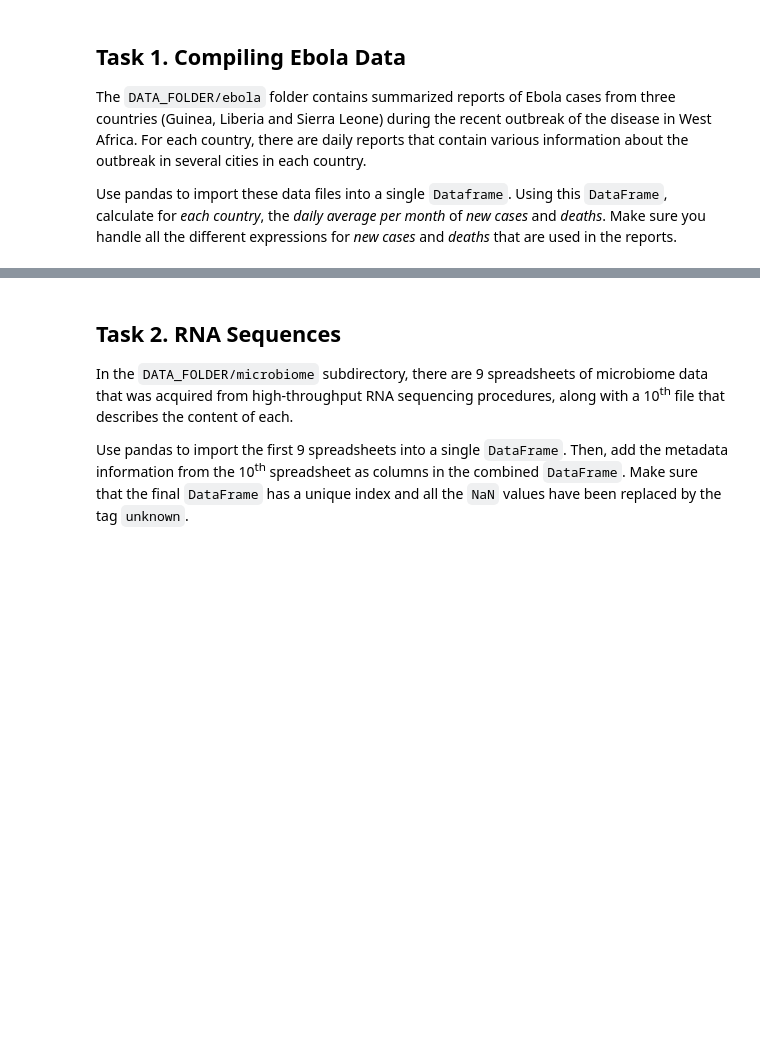
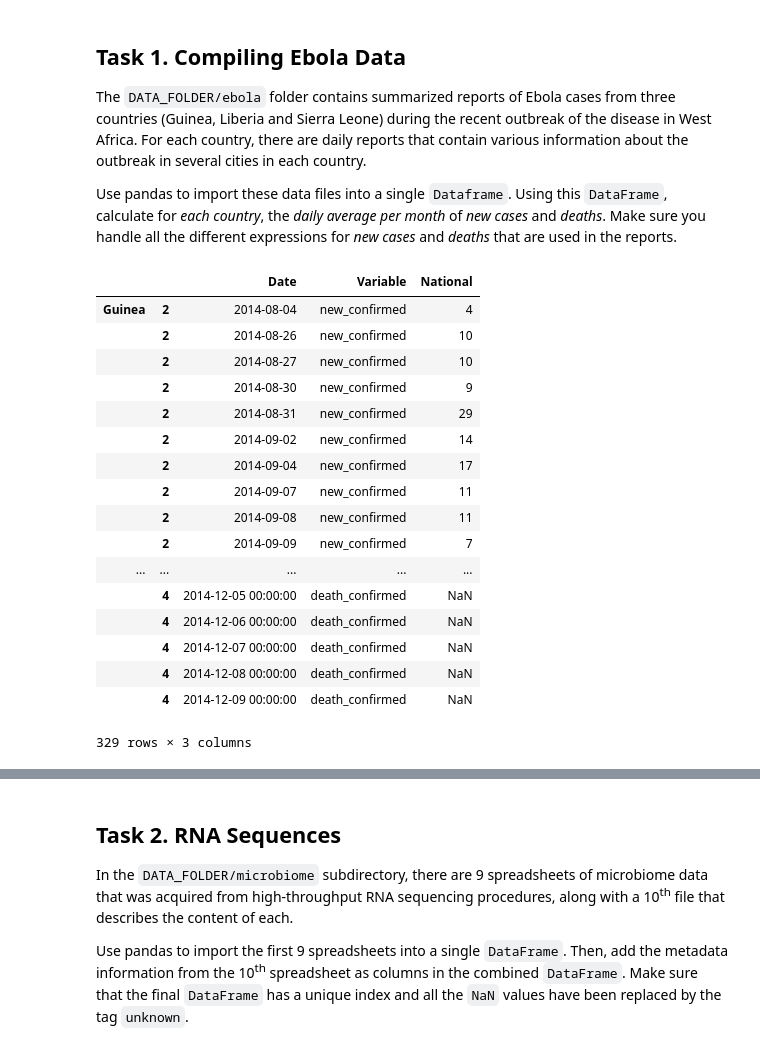
Before and after one commit to ChristianMct/ADA2017-Homeworks, a Jupyter notebook: 01 - Pandas and Data Wrangling/Homework 1.ipynb, the cells around one changed output, grey strips where cells are left out. Saved outputs shown, nothing was run; the diff lists cells and outputs as text; code cells hidden in the pictures; blank space fills up the shorter version.

```diff
--- a/01 - Pandas and Data Wrangling/Homework 1.ipynb
+++ b/01 - Pandas and Data Wrangling/Homework 1.ipynb
@@ -4,7 +4,7 @@
  <div class="lev1"><a href="#Task-2.-RNA-Sequences"><span class="toc-item-num">Task 2.&nbsp;&nbsp;</span>RNA Sequences</a></div>
  <div class="lev1"><a href="#Task-3.-Class-War-in-Titanic"><span class="toc-item-num">Task 3.&nbsp;&nbsp;</span>Class War in Titanic</a></div></p>
 # %%
-DATA_FOLDER = '../../ADA2017-Tutorials/02 - Intro to Pandas/data' # Us the data folder provided in Tutorial 02 - Intro to Pandas.
+DATA_FOLDER = '../../ADA2017-Tutorials/02 - Intro to Pandas/Data' # Use the data folder provided in Tutorial 02 - Intro to Pandas.
 # %% [markdown]
 ## Task 1. Compiling Ebola Data
 
@@ -17,0 +30,56 @@ Make sure you handle all the different expressions for *new cases* and *deaths*
+# %%
+pathLI = DATA_FOLDER + "/ebola/liberia_data"
+allFilesLI = glob.glob(pathLI + "/*.csv")
+frameLI = pd.DataFrame()
+listLI = []
+for fileLI in allFilesLI:
+    df = pd.read_csv(fileLI,index_col=None, header=0)
+    listLI.append(df)
+frameLI = pd.concat(listLI)
+# %%
+pathGU = DATA_FOLDER + "/ebola/guinea_data"
+allFilesGU = glob.glob(pathGU + "/*.csv")
+frameGU = pd.DataFrame()
+listGU = []
+for fileGU in allFilesGU:
+    df = pd.read_csv(fileGU,index_col=None, header=0)
+    listGU.append(df)
+frameGU = pd.concat(listGU)
+# %%
+frameSL.rename(columns={'date':'Date', 'variable':'Variable'}, inplace=True)
+frameLI['Date'] = pd.to_datetime(frameLI.Date)
+frameGU.rename(columns={'Totals':'National','Description':'Variable' }, inplace=True)
+frameGU = frameGU[['Date', 'Variable', 'National']]
+frameSL = frameSL[['Date', 'Variable', 'National']]
+frameLI = frameLI[['Date', 'Variable', 'National']]
+frameTmp = [frameGU, frameSL, frameLI]
+frame = pd.concat(frameTmp, keys=['Guinea', 'Sierra Leone', 'Liberia'])
+new = ['New cases of confirmed','New case/s (confirmed)']
+deaths=['New deaths registered today (confirmed)','Total death/s in confirmed cases']
+for newi in new:
+    frame.Variable = frame.Variable.str.replace(newi, 'new_confirmed')
+for deathi in deaths:
+    frame.Variable = frame.Variable.str.replace(deathi, 'death_confirmed') some dont work?
+PhilterList = ['new_confirmed', 'death_confirmed']
+frame = frame.loc[frame['Variable'].isin(PhilterList)]
+frame.dropna(thresh=1)  how to include NaN
+frame
+# %% [output]
+|  |  | Date | Variable | National |
+| Guinea | 2 | 2014-08-04 | new_confirmed | 4 |
+|  | 2 | 2014-08-26 | new_confirmed | 10 |
+|  | 2 | 2014-08-27 | new_confirmed | 10 |
+|  | 2 | 2014-08-30 | new_confirmed | 9 |
+|  | 2 | 2014-08-31 | new_confirmed | 29 |
+|  | 2 | 2014-09-02 | new_confirmed | 14 |
+|  | 2 | 2014-09-04 | new_confirmed | 17 |
+|  | 2 | 2014-09-07 | new_confirmed | 11 |
+|  | 2 | 2014-09-08 | new_confirmed | 11 |
+|  | 2 | 2014-09-09 | new_confirmed | 7 |
+| ... | ... | ... | ... | ... |
+|  | 4 | 2014-12-05 00:00:00 | death_confirmed | NaN |
+|  | 4 | 2014-12-06 00:00:00 | death_confirmed | NaN |
+|  | 4 | 2014-12-07 00:00:00 | death_confirmed | NaN |
+|  | 4 | 2014-12-08 00:00:00 | death_confirmed | NaN |
+|  | 4 | 2014-12-09 00:00:00 | death_confirmed | NaN |
+329 rows × 3 columns
```
Also changed, not shown: parts of 13 cells of this notebook.
